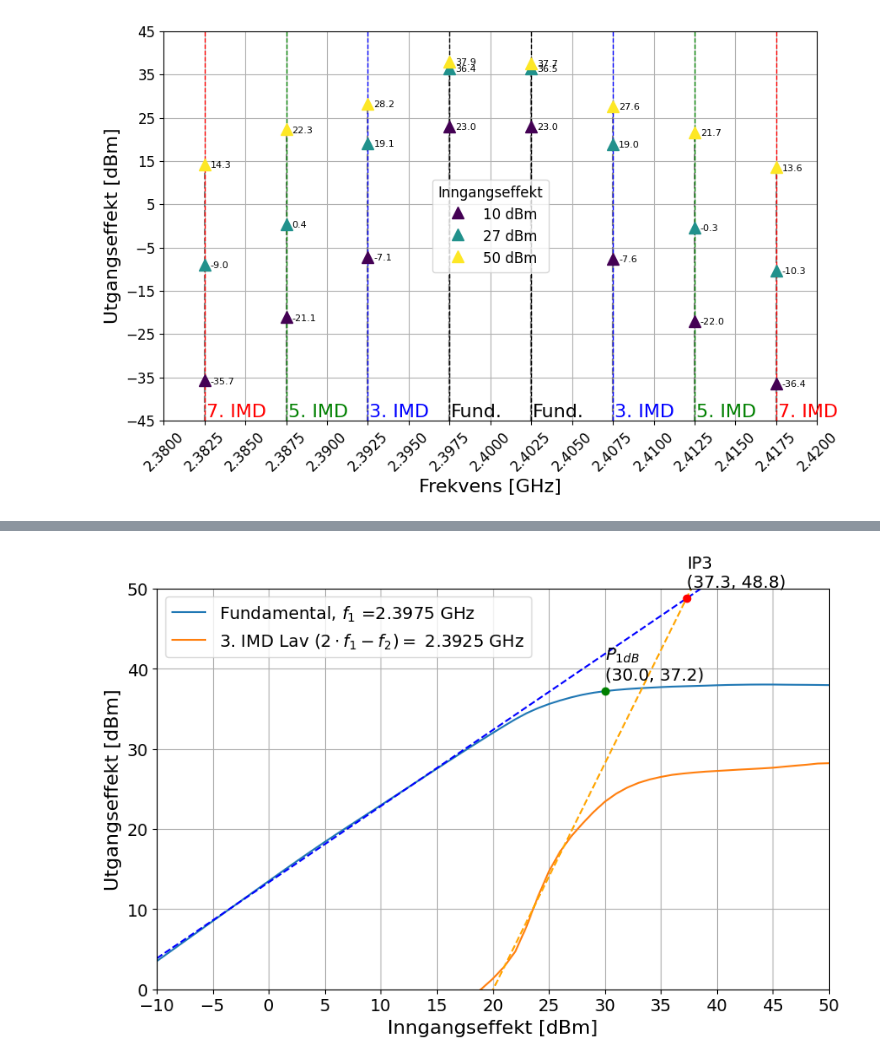
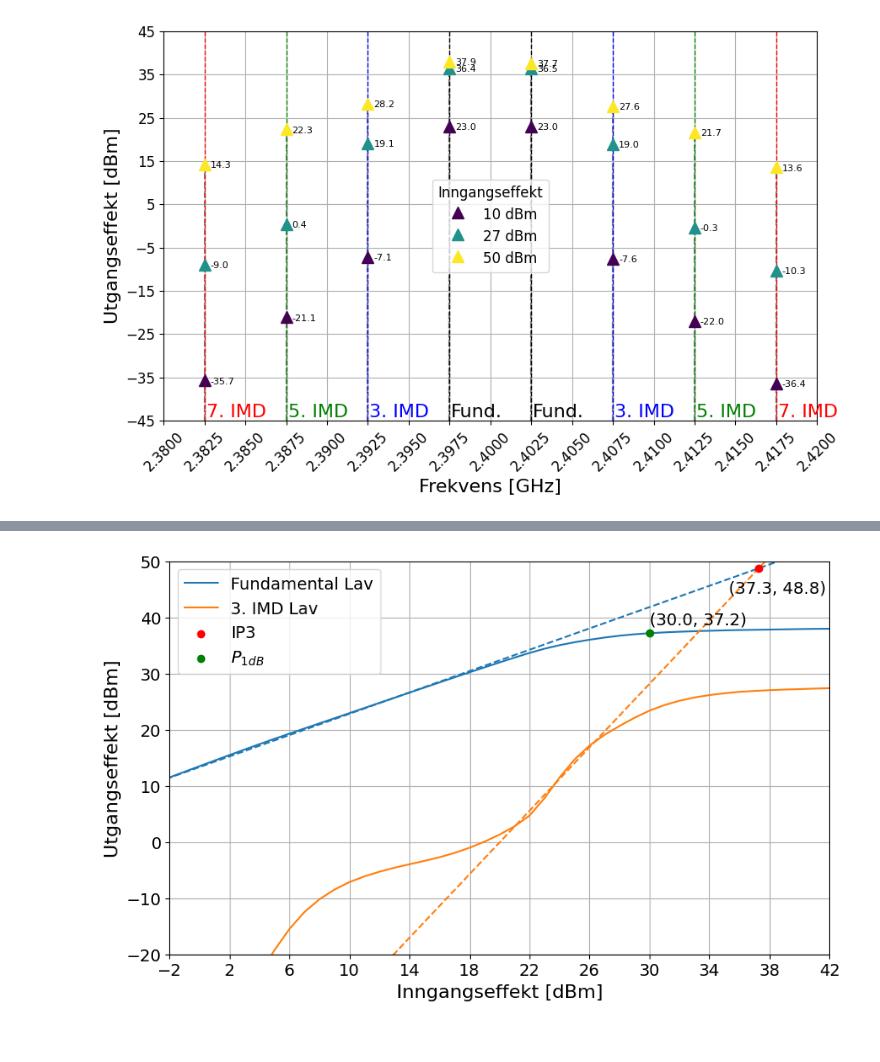
Before and after one commit to SkaugJr/TTT4201-Radiosystemdesign, a Jupyter notebook: Databehandling/Visualisering.ipynb, the cells around one changed output, grey strips where cells are left out. Drawn from its saved outputs; the diff is of its cells as text; code cells hidden in the pictures.

```diff
--- a/Databehandling/Visualisering.ipynb
+++ b/Databehandling/Visualisering.ipynb
@@ -635,42 +660,42 @@ filtered_data_imd3 = Put_fund_3rd_low[(Put_fund_3rd_low['RFPower'] >= rfpower_mi
 fund_fit = np.polyfit(filtered_data_fund['RFPower'], filtered_data_fund['Pfund_low'], 1)
 imd3_fit = np.polyfit(filtered_data_imd3['RFPower'], filtered_data_imd3['P3rd_low'], 1)
 
 # Calculate the intersection point (IP3)
 ip3_x = (fund_fit[1] - imd3_fit[1]) / (imd3_fit[0] - fund_fit[0])
 ip3_y = np.polyval(fund_fit, ip3_x)
 
 # Calculate the 1dB compression point (P1dB)
 p1db_x = Put_fund_3rd_low['RFPower'][np.argmax(Put_fund_3rd_low['Pfund_low'] >= (Put_fund_3rd_low['Pfund_low'].max() - 1))]
 p1db_y = Put_fund_3rd_low['Pfund_low'][np.argmax(Put_fund_3rd_low['Pfund_low'] >= (Put_fund_3rd_low['Pfund_low'].max() - 1))]
 
 # Plot the data
 plt.figure(figsize=(10, 6))
-plt.plot(Put_fund_3rd_low['RFPower'], Put_fund_3rd_low['Pfund_low'], label='Fundamental, $f_1$ =' + f'{Fund_freqs[0]} GHz')
-plt.plot(Put_fund_3rd_low['RFPower'], Put_fund_3rd_low['P3rd_low'], label=r'3. IMD Lav $(2\cdot f_1 -f_2) =$ ' + f'{imd_3rd[0]:.4f} GHz')
+plt.plot(Put_fund_3rd_low['RFPower'], Put_fund_3rd_low['Pfund_low'], label='Fundamental Lav')
+plt.plot(Put_fund_3rd_low['RFPower'], Put_fund_3rd_low['P3rd_low'], label='3. IMD Lav')
 
 # Plot the linear fits
-plt.plot(Put_fund_3rd_low['RFPower'], np.polyval(fund_fit, Put_fund_3rd_low['RFPower']), '--', color='b')
-plt.plot(Put_fund_3rd_low['RFPower'], np.polyval(imd3_fit, Put_fund_3rd_low['RFPower']), '--', color='orange')
+plt.plot(Put_fund_3rd_low['RFPower'], np.polyval(fund_fit, Put_fund_3rd_low['RFPower']), '--', color='tab:blue')
+plt.plot(Put_fund_3rd_low['RFPower'], np.polyval(imd3_fit, Put_fund_3rd_low['RFPower']), '--', color='tab:orange')
 
 # Plot the IP3 point
-plt.scatter(ip3_x, ip3_y, color='red', zorder=5)
-plt.text(ip3_x, ip3_y+1, f'IP3\n({ip3_x:.1f}, {ip3_y:.1f})', fontsize=14, verticalalignment='bottom')
+plt.scatter(ip3_x, ip3_y, color='red', zorder=5, label='IP3')
+plt.text(ip3_x-2, ip3_y-5, f'({ip3_x:.1f}, {ip3_y:.1f})', fontsize=14, verticalalignment='bottom')
 
 # Plot the 1dB compression point
-plt.scatter(p1db_x, p1db_y, color='green', zorder=5)
-plt.text(p1db_x, p1db_y+1, '$P_{1dB}$'+f'\n({p1db_x:.1f}, {p1db_y:.1f})', fontsize=14, verticalalignment='bottom')
+plt.scatter(p1db_x, p1db_y, color='green', zorder=5, label='$P_{1dB}$')
+plt.text(p1db_x, p1db_y+1, f'({p1db_x:.1f}, {p1db_y:.1f})', fontsize=14, verticalalignment='bottom')
 
 plt.xlabel('Inngangseffekt [dBm]', fontsize=16)
 plt.ylabel('Utgangseffekt [dBm]', fontsize=16)
 #plt.title('Fundamental og 3. IMD Lav', fontsize=18)
 plt.legend(loc='upper left', fontsize=14)
 plt.grid(True)
 
-plt.xlim(-10, 50)
-plt.ylim(0, 50)
-plt.xticks(np.arange(-10, 50 + 1, 5), fontsize=14)
+plt.xlim(-2, 42)
+plt.ylim(-20, 50)
+plt.xticks(np.arange(-2, 42 + 1, 4), fontsize=14)
 plt.yticks(fontsize=14)
 
 plt.show()
 # %% [output]
-[figure, old version]
+[figure, new version]
```
Also changed, not shown: parts of 6 cells of this notebook, 1 other file.
